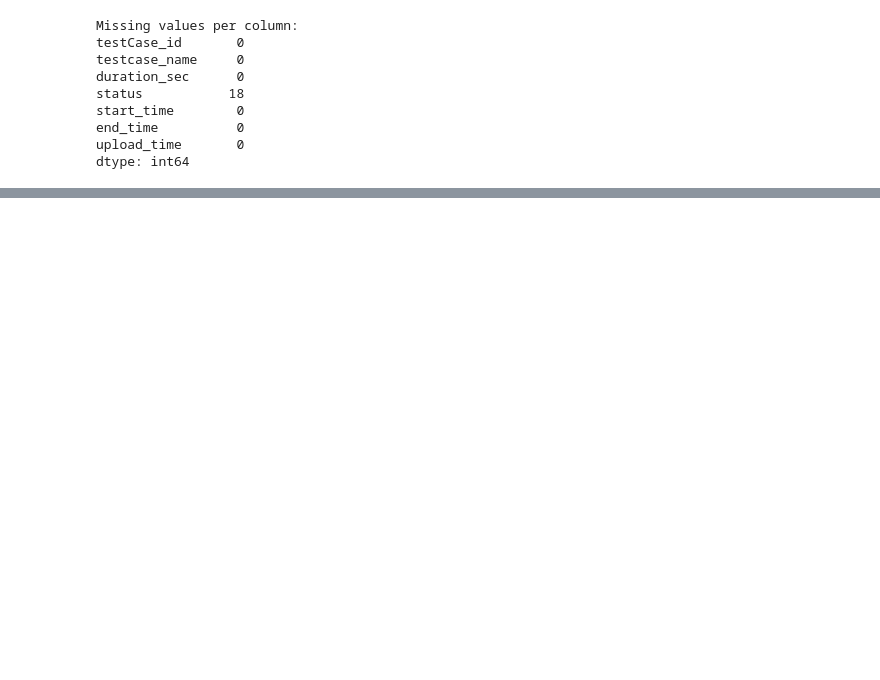
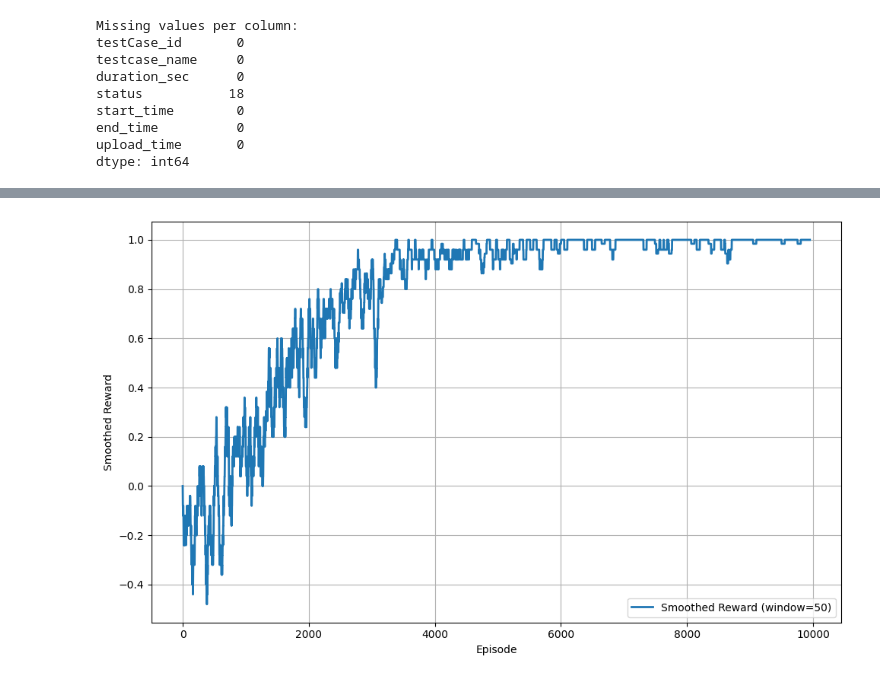
Before and after one commit to Seth-Agbavitor/Master-Thesis-Scheduling-and-Running-Software-Test-Cases-Based-on-AI, a Jupyter notebook: Qlearning_Preprocessing_Notebook.ipynb, the cells around one changed output, grey strips where cells are left out. Drawn from its saved outputs; the diff is of its cells as text; code cells hidden in the pictures; blank space fills up the shorter version.

```diff
--- a/Qlearning_Preprocessing_Notebook.ipynb
+++ b/Qlearning_Preprocessing_Notebook.ipynb
@@ -137,7 +159,7 @@ df['status_encoded'] = df['status'].map({'Passed': 0, 'Failed': 1, 'Warning': 0.
 df['time_since_last_run_minutes'] = df['time_since_last_run'].dt.total_seconds() / 60
 
 # Step 4: Normalize relevant features
-df['normalized_time'] = (
+df['normalized_time_last_run'] = (
     df['time_since_last_run_minutes'] - df['time_since_last_run_minutes'].min()
 ) / (df['time_since_last_run_minutes'].max() - df['time_since_last_run_minutes'].min())
 
@@ -209,23 +172,0 @@ for episode in range(episodes):
-# %%
-total_reward = 0
-
-for episode in range(episodes):
-    row = df.sample(1).iloc[0]
-    s_idx = row['state_index']
-
-    if random.uniform(0, 1) < epsilon:
-        a_idx = random.choice([0, 1])  # Explore
-    else:
-        a_idx = np.argmax(Q_table[s_idx])  # Exploit
-
-    reward = row['reward']
-    total_reward += reward
-
-    old_value = Q_table[s_idx, a_idx]
-    next_max = np.max(Q_table[s_idx])
-    Q_table[s_idx, a_idx] = old_value + alpha * (reward + gamma * next_max - old_value)
-
-    epsilon = max(0.01, epsilon * 0.995)  # Decay exploration
-
-    # After each episode
-    episode_rewards.append(total_reward)
@@ -294,0 +237,19 @@ testCase_id
+# %%
+# Smoothed reward plot function
+def moving_average(data, window=50):
+    return np.convolve(data, np.ones(window) / window, mode='valid')
+
+# Compute and plot
+smoothed = moving_average(episode_rewards)
+smoothed_x = np.arange(len(smoothed))
+
+plt.figure(figsize=(10, 6))
+plt.plot(smoothed_x, smoothed, label='Smoothed Reward (window=50)', linewidth=2)
+plt.xlabel("Episode")
+plt.ylabel("Smoothed Reward")
+plt.legend(loc='lower right')  # ✅ Bottom right placement
+plt.grid(True)
+plt.tight_layout()
+plt.show()
+# %% [output]
+[figure, added]
```
Also changed, not shown: parts of 17 cells of this notebook, 16 other files.
